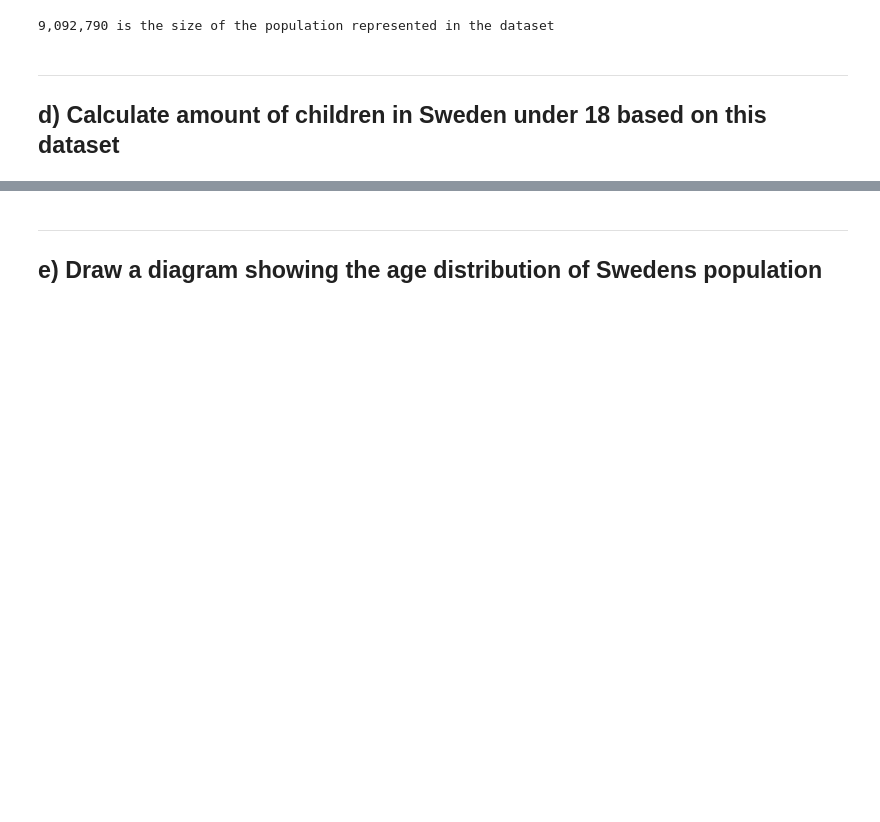
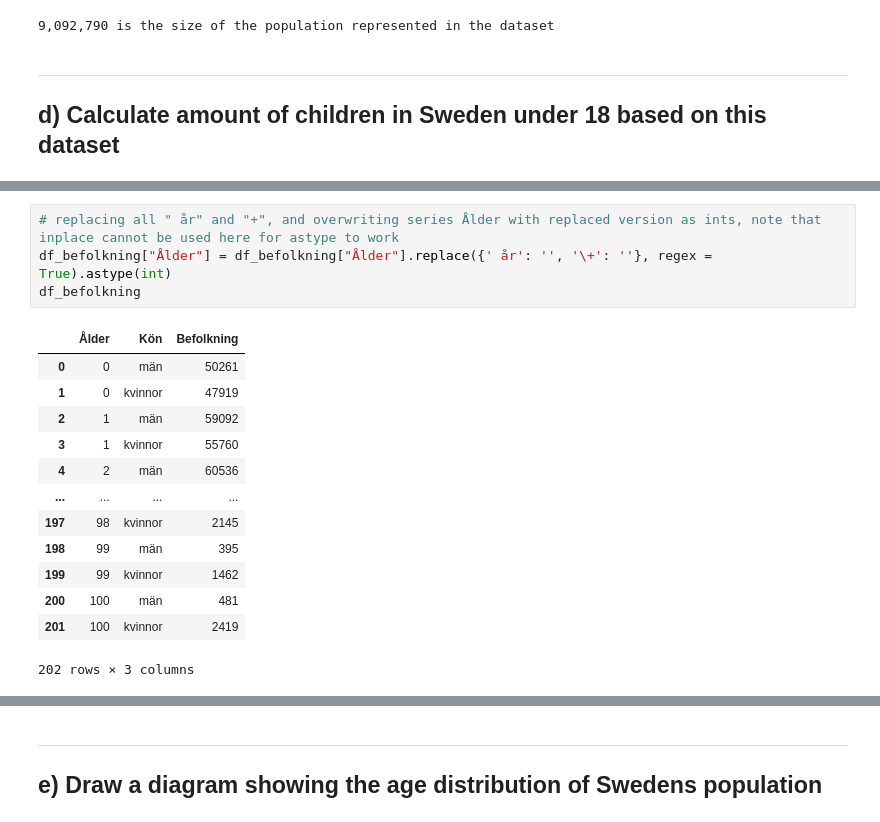
Before and after one commit to Andreas-Svensson/data_processing, a Jupyter notebook: Laboration_Covid19/E2_Data_Vaccines.ipynb, the cells around one changed output, grey strips where cells are left out. Drawn from its saved outputs; the diff is of its cells as text; blank space fills up the shorter version.

```diff
--- a/Laboration_Covid19/E2_Data_Vaccines.ipynb
+++ b/Laboration_Covid19/E2_Data_Vaccines.ipynb
@@ -164,0 +195,18 @@ Difference in amount of children aged 12-17 based on this dataset and comparison
+# %%
+# replacing all " år" and "+", and overwriting series Ålder with replaced version as ints, note that inplace cannot be used here for astype to work
+df_befolkning["Ålder"] = df_befolkning["Ålder"].replace({' år': '', '\+': ''}, regex = True).astype(int)
+df_befolkning
+# %% [output]
+|  | Ålder | Kön | Befolkning |
+| 0 | 0 | män | 50261 |
+| 1 | 0 | kvinnor | 47919 |
+| 2 | 1 | män | 59092 |
+| 3 | 1 | kvinnor | 55760 |
+| 4 | 2 | män | 60536 |
+| ... | ... | ... | ... |
+| 197 | 98 | kvinnor | 2145 |
+| 198 | 99 | män | 395 |
+| 199 | 99 | kvinnor | 1462 |
+| 200 | 100 | män | 481 |
+| 201 | 100 | kvinnor | 2419 |
+202 rows × 3 columns
```
Also changed, not shown: parts of 26 cells of this notebook.
